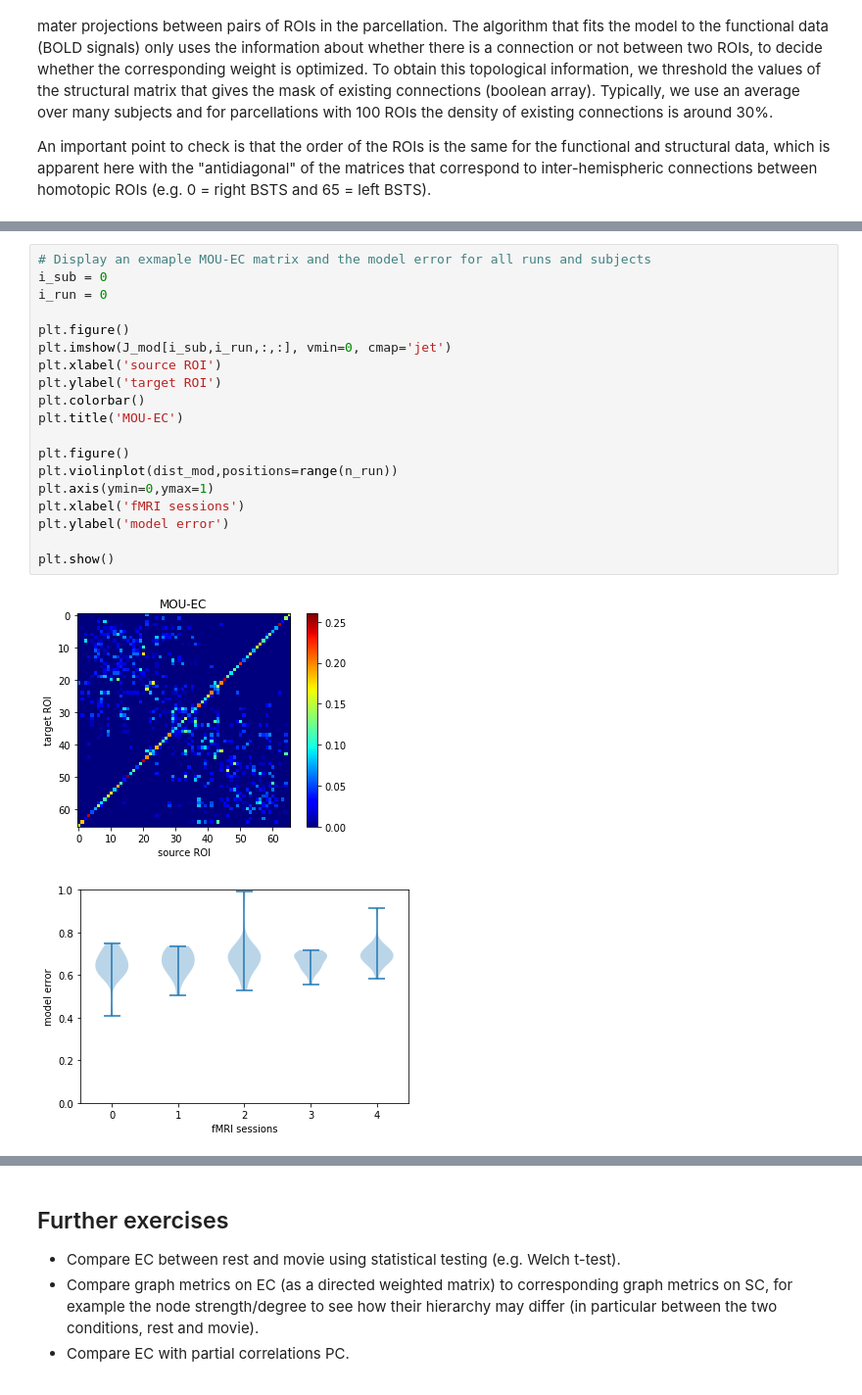
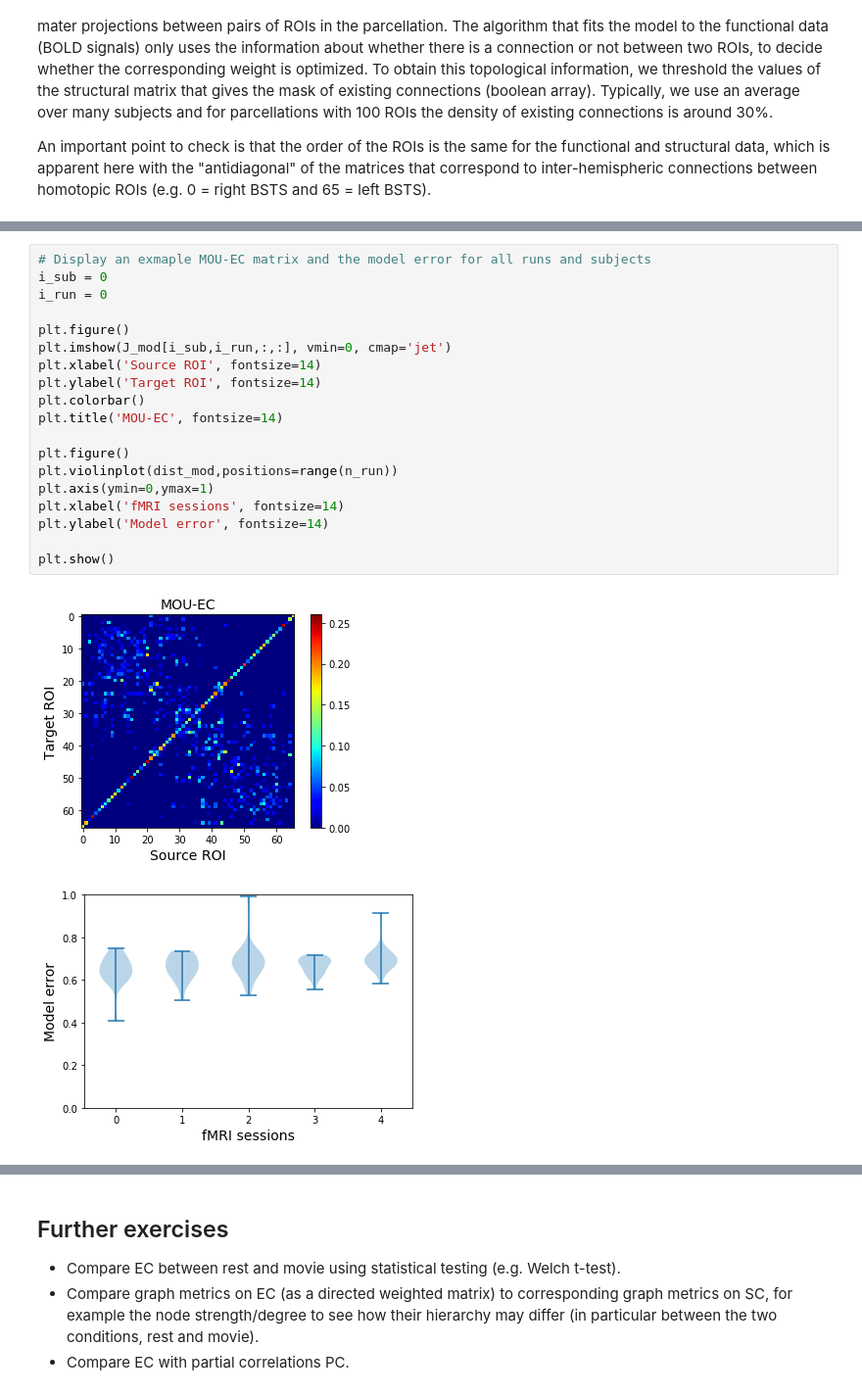
Before and after one commit to mb-BCA/notebooks_review2019, a Jupyter notebook: 1_MOUEC_Estimation.ipynb, the cells around one changed output, grey strips where cells are left out. Shown at 98% size. Drawn from its saved outputs; the diff is of its cells as text.

```diff
--- a/1_MOUEC_Estimation.ipynb
+++ b/1_MOUEC_Estimation.ipynb
@@ -292,25 +297,25 @@ sub / run: 21 4          model error, R2: 0.6857572751779144 0.44160288326778047
 # %%
 # Display an exmaple MOU-EC matrix and the model error for all runs and subjects
 i_sub = 0
 i_run = 0
 
 plt.figure()
 plt.imshow(J_mod[i_sub,i_run,:,:], vmin=0, cmap='jet')
-plt.xlabel('source ROI')
-plt.ylabel('target ROI')
+plt.xlabel('Source ROI', fontsize=14)
+plt.ylabel('Target ROI', fontsize=14)
 plt.colorbar()
-plt.title('MOU-EC')
+plt.title('MOU-EC', fontsize=14)
 
 plt.figure()
 plt.violinplot(dist_mod,positions=range(n_run))
 plt.axis(ymin=0,ymax=1)
-plt.xlabel('fMRI sessions')
-plt.ylabel('model error')
+plt.xlabel('fMRI sessions', fontsize=14)
+plt.ylabel('Model error', fontsize=14)
 
 plt.show()
 # %% [output]
-[figure, old version]
+[figure, new version]
-[figure, old version]
+[figure, new version]
 # %%
 def asym(X):
     return np.abs(X-X.T).sum() / np.abs(X).sum() / 2
```
Also changed, not shown: parts of 9 cells of this notebook.
